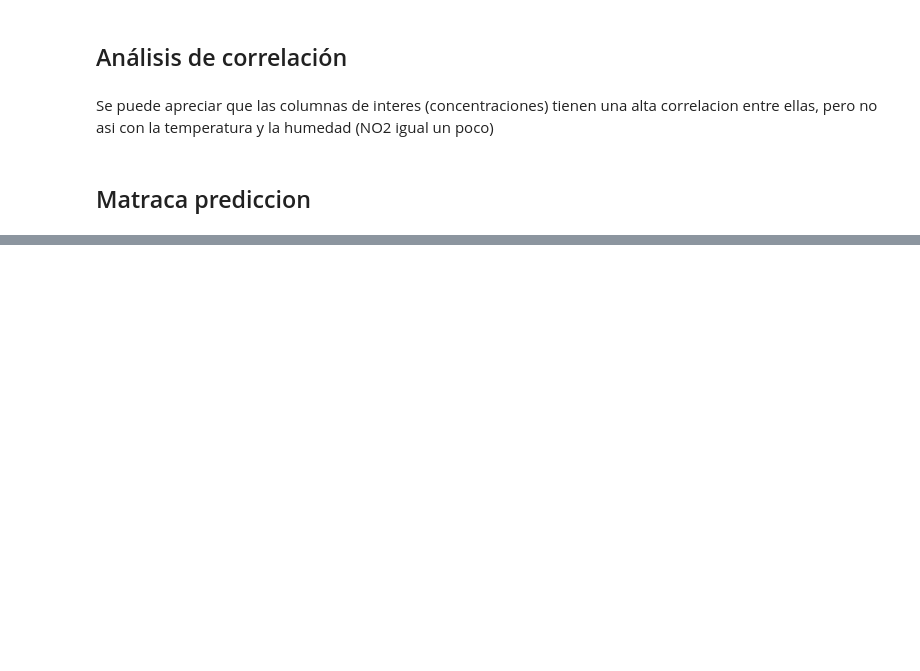
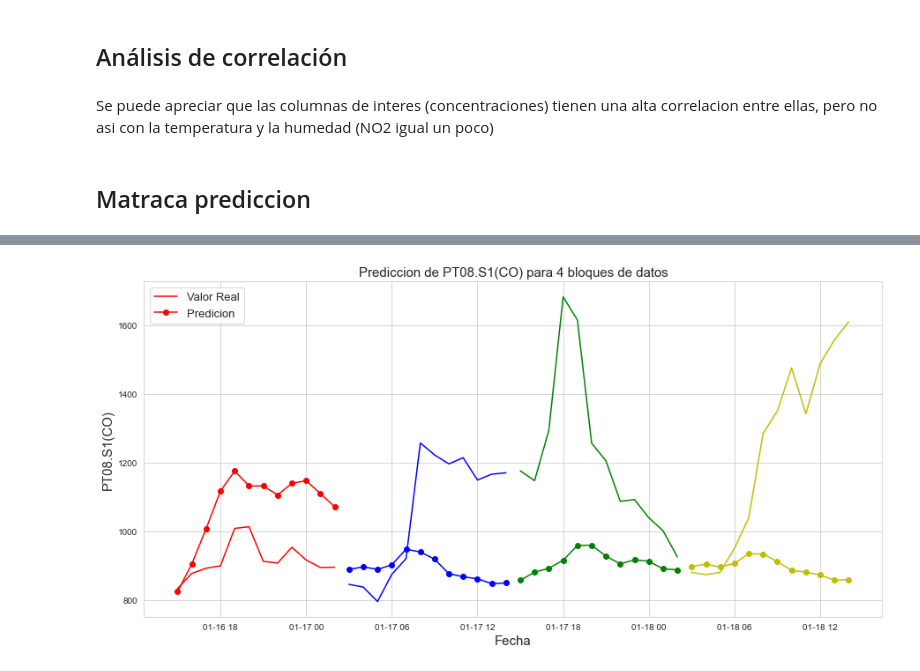
Before and after one commit to Bhernandez-dot/Air_Quality_Forecasting, a Jupyter notebook: Modelo1__ARIMA.ipynb, the cells around one changed output, grey strips where cells are left out. Cells and saved outputs as stored; diff of their text form; code cells hidden in the pictures; blank space fills up the shorter version.

Commit message:
modelo sarimax con ploteo y prediccion, ft. chapax

```diff
--- a/Modelo1__ARIMA.ipynb
+++ b/Modelo1__ARIMA.ipynb
@@ -236,6 +255,17 @@ X_train,X_test = train_test_split(df)
 # %%
-def Modelo_auto_arima(df,columna):
-    df_col = df[columna]
-    model = auto_arima(df_col, start_p=1, start_q=1,max_p=7, max_q=7,d=1, max_d=7
-                       ,seasonal = True,trace=True,error_action='ignore',suppress_warnings=True, stepwise=True)
-    return model
+def Modelo_auto_arima(columna):
+    df_train = X_train[columna]
+    print('Encontrar Parametros Optimos')
+    model = auto_arima(df_train, start_p=24, start_q=6, max_p=24, max_q=6, d=0, max_d=0,
+                       seasonal = True,trace=True,error_action='ignore',suppress_warnings=True, stepwise=True)
+    print('Fiteo Terminado')
+    return model.get_params()
+# %%
+try:
+    params_model = pickle.load(open('params_modelo.pkl','rb'))
+except:
+    params_model = Modelo_auto_arima('PT08.S1(CO)')
+
+model = SARIMAX(X_train['PT08.S1(CO)'], **params_model)
+model = model.fit()
+print(model.summary())
@@ -242 +315,7 @@ def Modelo_auto_arima(df,columna):
+# %%
+pasos = 12 # pasos al futuro
+y_pred, mae_list, mse_list = prediccion(model, X_test['PT08.S1(CO)'], pasos=pasos)
+ploteo(X_test['PT08.S1(CO)'], y_pred, pasos = pasos)
+# %% [output]
+[figure, added]
 # %%
```
Also changed, not shown: parts of 14 cells of this notebook, 1 other file.
